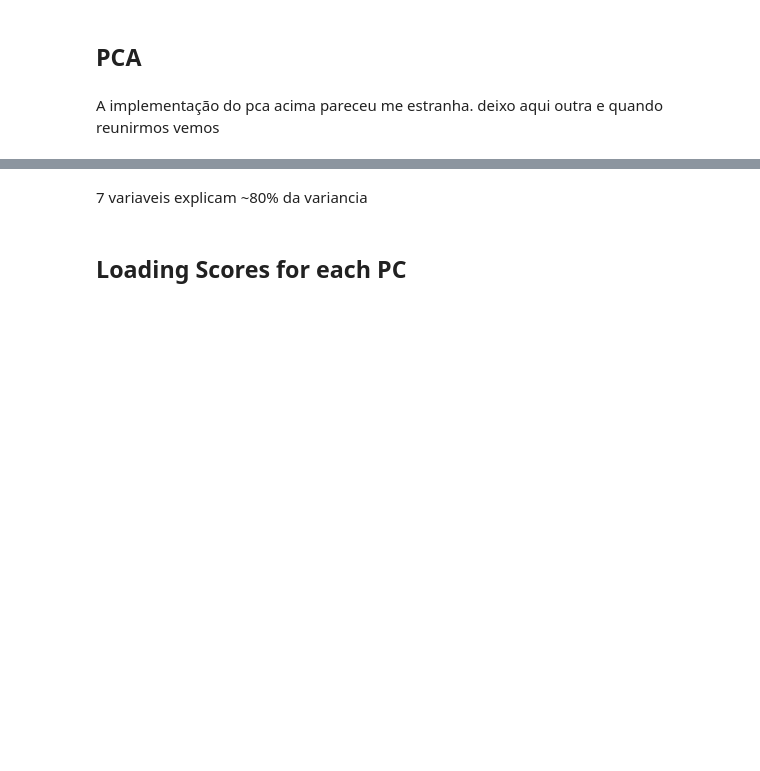
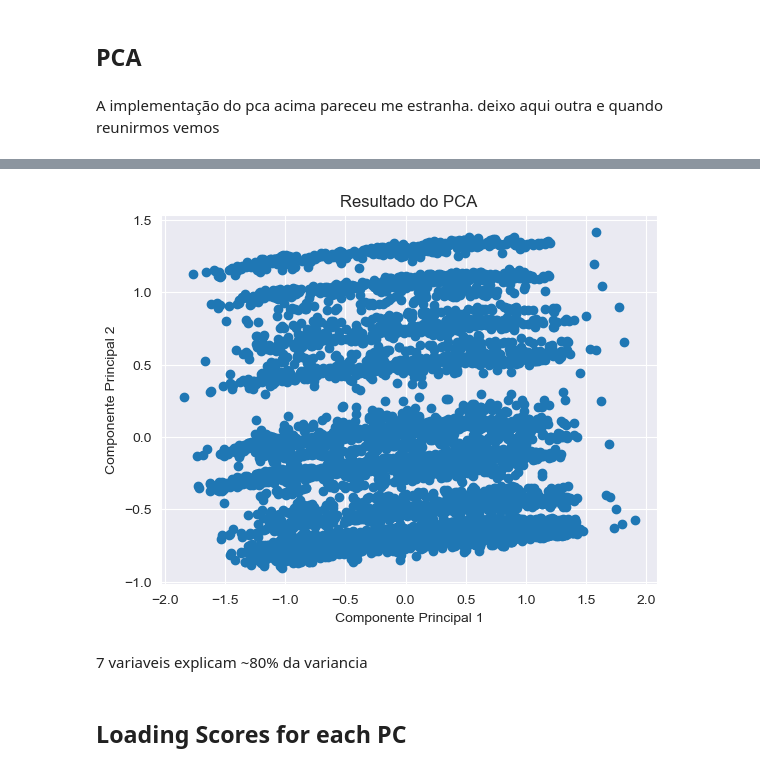
Before and after one commit to MikeOlhao/DSML_projeto, a Jupyter notebook: DSML_202223_Clusters_Group09_Notebook_semgraficos.ipynb, the cells around one changed output, grey strips where cells are left out. Cells and saved outputs as stored; diff of their text form; code cells hidden in the pictures; blank space fills up the shorter version.

Commit message:
add scatterplt

```diff
--- a/DSML_202223_Clusters_Group09_Notebook_semgraficos.ipynb
+++ b/DSML_202223_Clusters_Group09_Notebook_semgraficos.ipynb
@@ -312,9 +540,6 @@ df['Mnt_pday_card']= df.MntTotal/df.daysAsCardClient
 # %%
 df['Response_Campaigns'] = df['Response_Cmp1'] + df['Response_Cmp2'] + df['Response_Cmp3'] + df['Response_Cmp4'] + df[
        'Response_Cmp5']
-# %%
-# queremos dar drop nos Response, tudo certo ok? pq?
-df.drop(['Response_Cmp1', 'Response_Cmp2', 'Response_Cmp3', 'Response_Cmp4', 'Response_Cmp5'], axis=1, inplace=True)
 # %% [markdown]
 #### Create Total Kids
 # %%
@@ -329,5 +568,3 @@ df["has_Kids"]
 df.drop(['Kid_Younger6', 'Children_6to18'], axis = 1, inplace = True)
 # %% [markdown]
 #### Create age_bins
-# %%
-df["age_bins"] = pd.cut(df["Age"], bins = 5)
@@ -405,3 +751,11 @@ df_train
+# %%
+plt.scatter(pca_train[:, 0], pca_train[:, 1])
+plt.xlabel('Componente Principal 1')
+plt.ylabel('Componente Principal 2')
+plt.title('Resultado do PCA')
+plt.show()
+# %% [output]
+[figure, added]
 # %% [markdown]
 7 variaveis explicam ~80% da variancia
 # %% [markdown]
```
Also changed, not shown: parts of 37 cells of this notebook.
